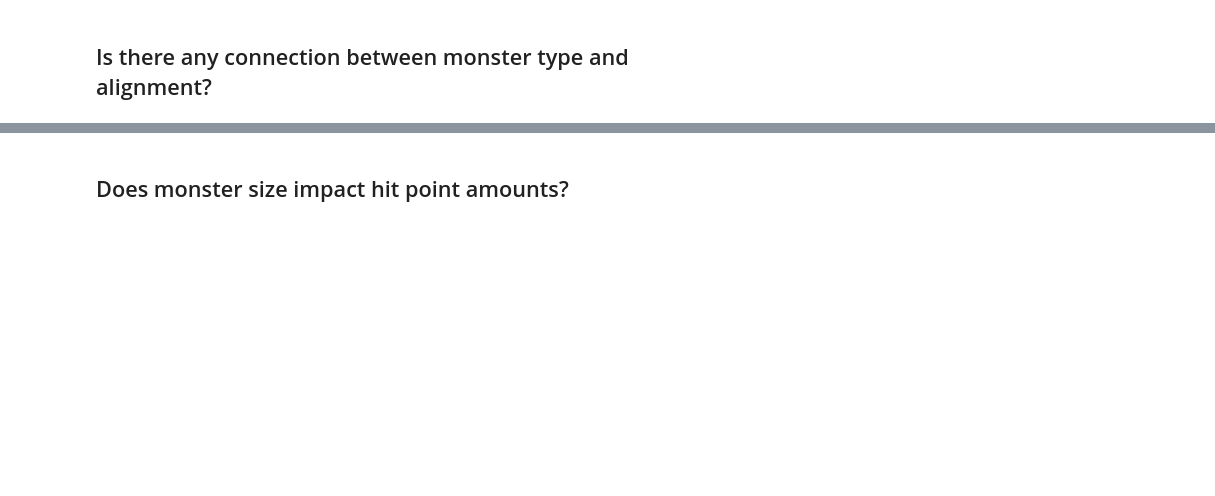
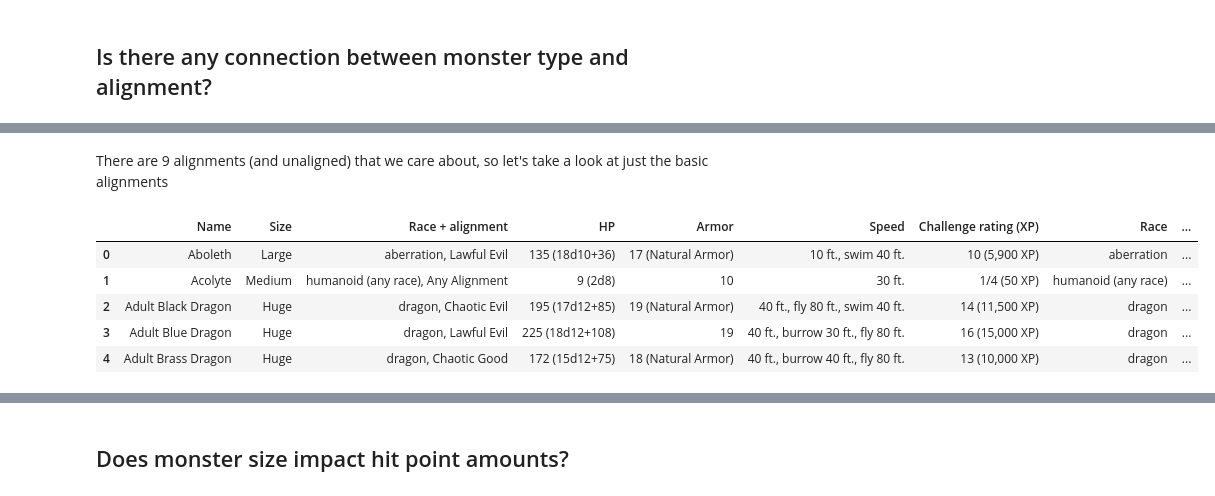
Before and after one commit to dmm4613/dnd-eda, a Jupyter notebook: dnd-eda.ipynb, the cells around one changed output, grey strips where cells are left out. Cells and saved outputs as stored; diff of their text form; code cells hidden in the pictures; blank space fills up the shorter version.

```diff
--- a/dnd-eda.ipynb
+++ b/dnd-eda.ipynb
@@ -166,0 +186,17 @@ histogram = sns.histplot(vals)
+# %% [markdown]
+There are 9 alignments (and unaligned) that we care about, so let's take a look at just the basic alignments
+# %%
+alignments = ['Unaligned',
+              'Chaotic Evil', 'Lawful Evil', 'Neutral Evil',
+              'Chaotic Good', 'Lawful Good', 'Neutral Good',
+              'Neutral', 'Chaotic Neutral', 'Lawful Neutral']
+
+dnd['True Alignment'] = dnd['Alignment'].apply(lambda alignment: 1 if alignment in alignments else 0)
+dnd.head()
+# %% [output]
+|  | Name | Size | Race + alignment | HP | Armor | Speed | Challenge rating (XP) | Race | ... |
+| 0 | Aboleth | Large | aberration, Lawful Evil | 135 (18d10+36) | 17 (Natural Armor) | 10 ft., swim 40 ft. | 10 (5,900 XP) | aberration | ... |
+| 1 | Acolyte | Medium | humanoid (any race), Any Alignment | 9 (2d8) | 10 | 30 ft. | 1/4 (50 XP) | humanoid (any race) | ... |
+| 2 | Adult Black Dragon | Huge | dragon, Chaotic Evil | 195 (17d12+85) | 19 (Natural Armor) | 40 ft., fly 80 ft., swim 40 ft. | 14 (11,500 XP) | dragon | ... |
+| 3 | Adult Blue Dragon | Huge | dragon, Lawful Evil | 225 (18d12+108) | 19 | 40 ft., burrow 30 ft., fly 80 ft. | 16 (15,000 XP) | dragon | ... |
+| 4 | Adult Brass Dragon | Huge | dragon, Chaotic Good | 172 (15d12+75) | 18 (Natural Armor) | 40 ft., burrow 40 ft., fly 80 ft. | 13 (10,000 XP) | dragon | ... |
```
Also changed, not shown: parts of 12 cells of this notebook, 1 other file.
